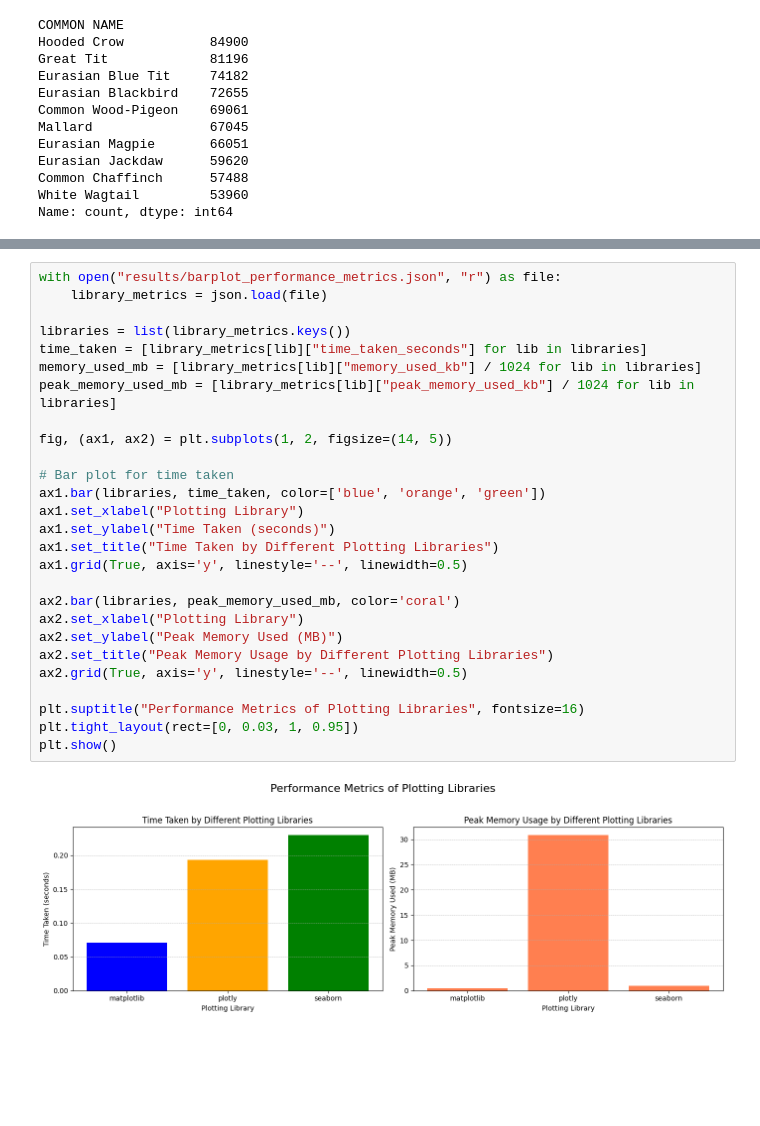
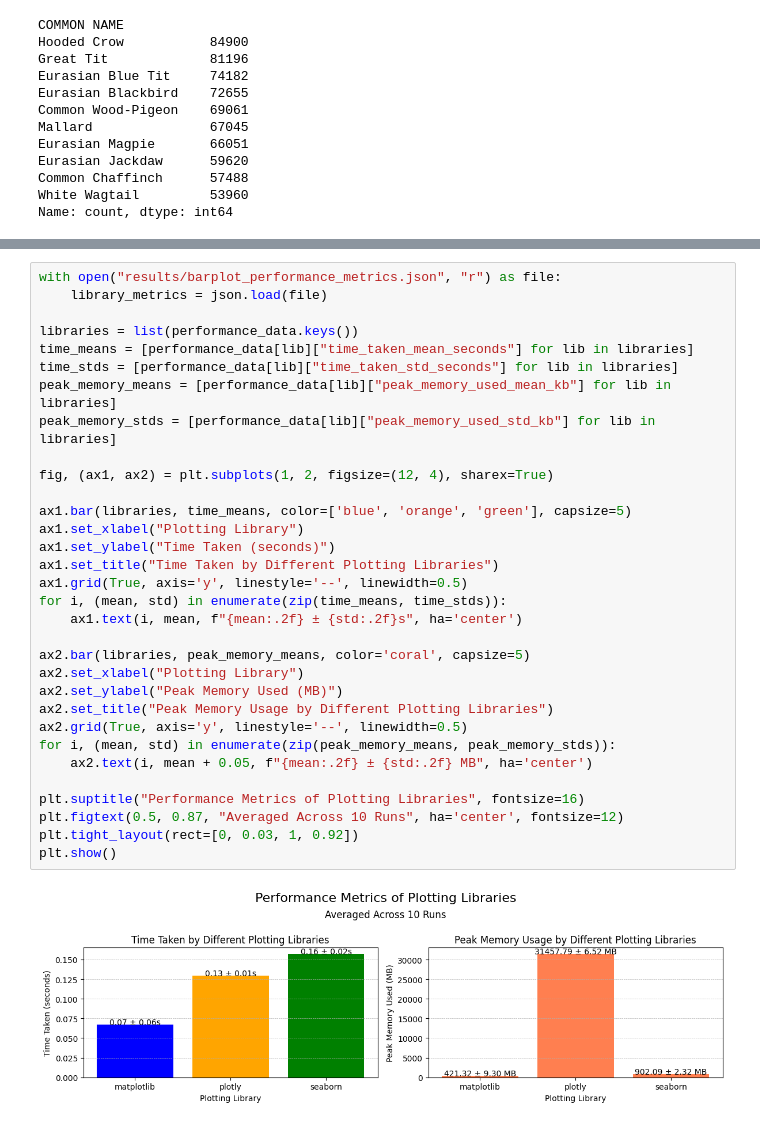
Before and after one commit to okaynils/fhnw-ds-ivi, a Jupyter notebook: notebook.ipynb, the cells around one changed output, grey strips where cells are left out. Drawn from its saved outputs; the diff is of its cells as text; blank space fills up the shorter version.

```diff
--- a/notebook.ipynb
+++ b/notebook.ipynb
@@ -235,29 +244,34 @@ Performance metrics saved to results/barplot_performance_metrics.json
 # %%
 with open("results/barplot_performance_metrics.json", "r") as file:
     library_metrics = json.load(file)
 
-libraries = list(library_metrics.keys())
-time_taken = [library_metrics[lib]["time_taken_seconds"] for lib in libraries]
-memory_used_mb = [library_metrics[lib]["memory_used_kb"] / 1024 for lib in libraries]
-peak_memory_used_mb = [library_metrics[lib]["peak_memory_used_kb"] / 1024 for lib in libraries]
+libraries = list(performance_data.keys())
+time_means = [performance_data[lib]["time_taken_mean_seconds"] for lib in libraries]
+time_stds = [performance_data[lib]["time_taken_std_seconds"] for lib in libraries]
+peak_memory_means = [performance_data[lib]["peak_memory_used_mean_kb"] for lib in libraries]
+peak_memory_stds = [performance_data[lib]["peak_memory_used_std_kb"] for lib in libraries]
 
-fig, (ax1, ax2) = plt.subplots(1, 2, figsize=(14, 5))
+fig, (ax1, ax2) = plt.subplots(1, 2, figsize=(12, 4), sharex=True)
 
-# Bar plot for time taken
-ax1.bar(libraries, time_taken, color=['blue', 'orange', 'green'])
+ax1.bar(libraries, time_means, color=['blue', 'orange', 'green'], capsize=5)
 ax1.set_xlabel("Plotting Library")
 ax1.set_ylabel("Time Taken (seconds)")
 ax1.set_title("Time Taken by Different Plotting Libraries")
 ax1.grid(True, axis='y', linestyle='--', linewidth=0.5)
+for i, (mean, std) in enumerate(zip(time_means, time_stds)):
+    ax1.text(i, mean, f"{mean:.2f} ± {std:.2f}s", ha='center')
 
-ax2.bar(libraries, peak_memory_used_mb, color='coral')
+ax2.bar(libraries, peak_memory_means, color='coral', capsize=5)
 ax2.set_xlabel("Plotting Library")
 ax2.set_ylabel("Peak Memory Used (MB)")
 ax2.set_title("Peak Memory Usage by Different Plotting Libraries")
 ax2.grid(True, axis='y', linestyle='--', linewidth=0.5)
+for i, (mean, std) in enumerate(zip(peak_memory_means, peak_memory_stds)):
+    ax2.text(i, mean + 0.05, f"{mean:.2f} ± {std:.2f} MB", ha='center')
 
 plt.suptitle("Performance Metrics of Plotting Libraries", fontsize=16)
-plt.tight_layout(rect=[0, 0.03, 1, 0.95])
+plt.figtext(0.5, 0.87, "Averaged Across 10 Runs", ha='center', fontsize=12)
+plt.tight_layout(rect=[0, 0.03, 1, 0.92])
 plt.show()
 # %% [output]
-[figure, old version]
+[figure, new version]
```
Also changed, not shown: parts of 2 cells of this notebook, 4 other files.
